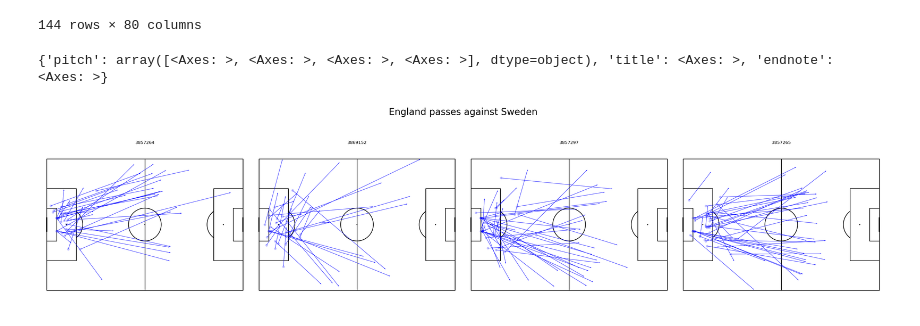
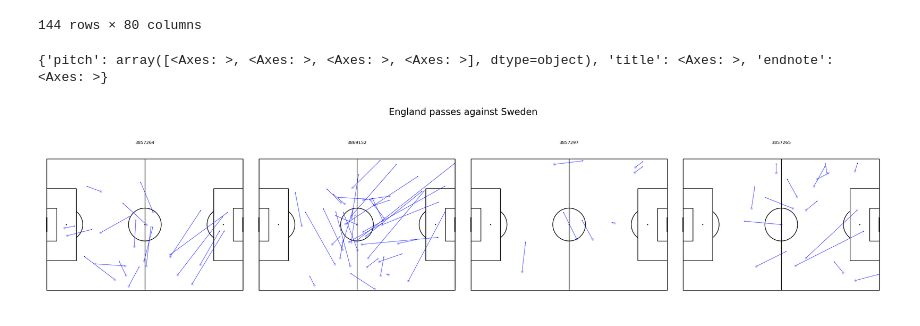
Before and after one commit to jaceksta/PassSonars, a Jupyter notebook: sonars.ipynb, the cells around one changed output. Drawn from its saved outputs; the diff is of its cells as text; code cells hidden in the pictures.

```diff
--- a/sonars.ipynb
+++ b/sonars.ipynb
@@ -148,41 +148,41 @@ passes_zielinski
 | 034ec3f3-4d45-4753-a141-970d0c50048e | 2442 | 2 | 00:29:31.794000 | 74 | 31 | 133 | 0.708178 | 3857265 | 30 | Pass | ... |
 144 rows × 80 columns
 # %%
-mask_england = (passes.type_name == 'Pass') & (passes.player_name == "Wojciech Szczęsny") & (passes.sub_type_name != "Throw-in")
+mask_england = (passes.type_name == 'Pass') & (passes.player_name == "Piotr Zieliński") & (passes.sub_type_name != "Throw-in")  & (passes.end_y < passes.y)
 df_passes = passes.loc[mask_england, ['x', 'y', 'end_x', 'end_y', 'match_id']]
 #get the list of all players who made a pass
 matches = df_passes['match_id'].unique()
 
 
 
 #draw 4x4 pitches
 pitch = Pitch(line_color='black', pad_top=20)
 fig, axs = pitch.grid(ncols = 4, nrows = 1, grid_height=0.85, title_height=0.06, axis=False,
                      endnote_height=0.04, title_space=0.04, endnote_space=0.01)
 
 #for each player
 for match, ax in zip(matches, axs['pitch'].flat[:len(matches)]):
     #put player name over the plot
     ax.text(60, -10, match,
             ha='center', va='center', fontsize=14)
     #take only passes by this player
     player_df = df_passes.loc[df_passes["match_id"] == match]
     #scatter
     pitch.scatter(player_df.x, player_df.y, alpha = 0.2, s = 50, color = "blue", ax=ax)
     #plot arrow
     pitch.arrows(player_df.x, player_df.y,
             player_df.end_x, player_df.end_y, color = "blue", ax=ax, width=1)
 
 print(axs)
 #We have more than enough pitches - remove them
 
 
 #Another way to set title using mplsoccer
 axs['title'].text(0.5, 0.5, 'England passes against Sweden', ha='center', va='center', fontsize=30)
 plt.show()
 # %% [output]
 {'pitch': array([<Axes: >, <Axes: >, <Axes: >, <Axes: >], dtype=object), 'title': <Axes: >, 'endnote': <Axes: >}
-[figure, old version]
+[figure, new version]
 # %%
 def Passer(player):
 
```
Also changed, not shown: parts of 2 cells of this notebook.
